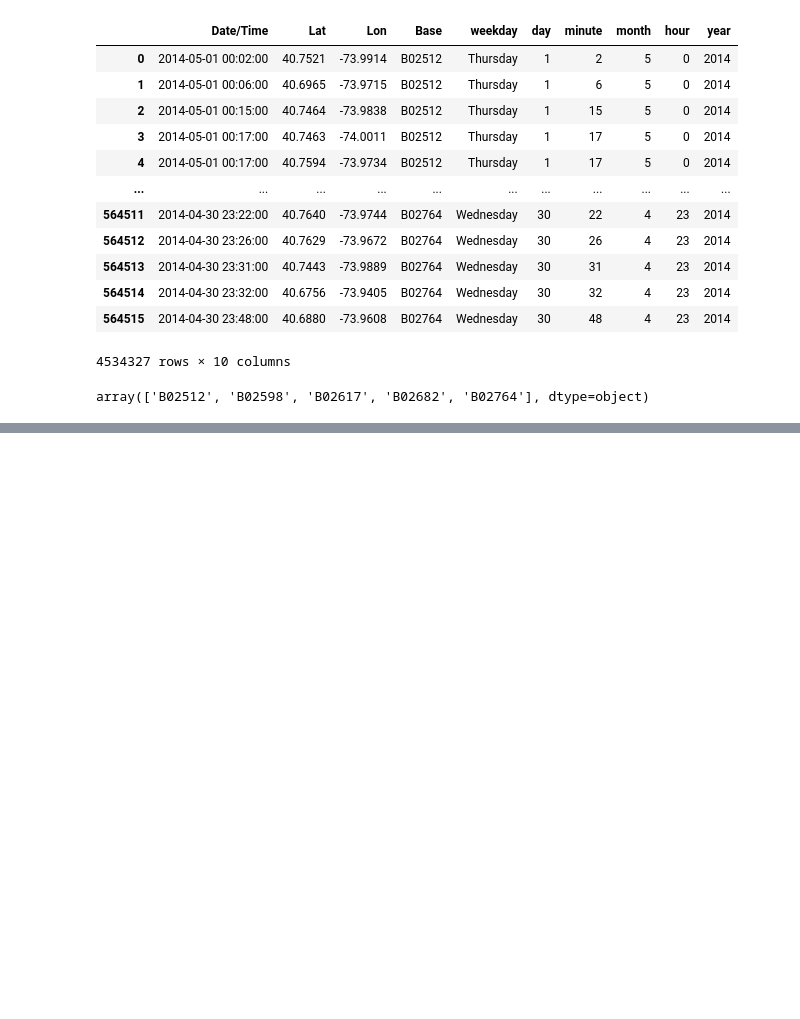
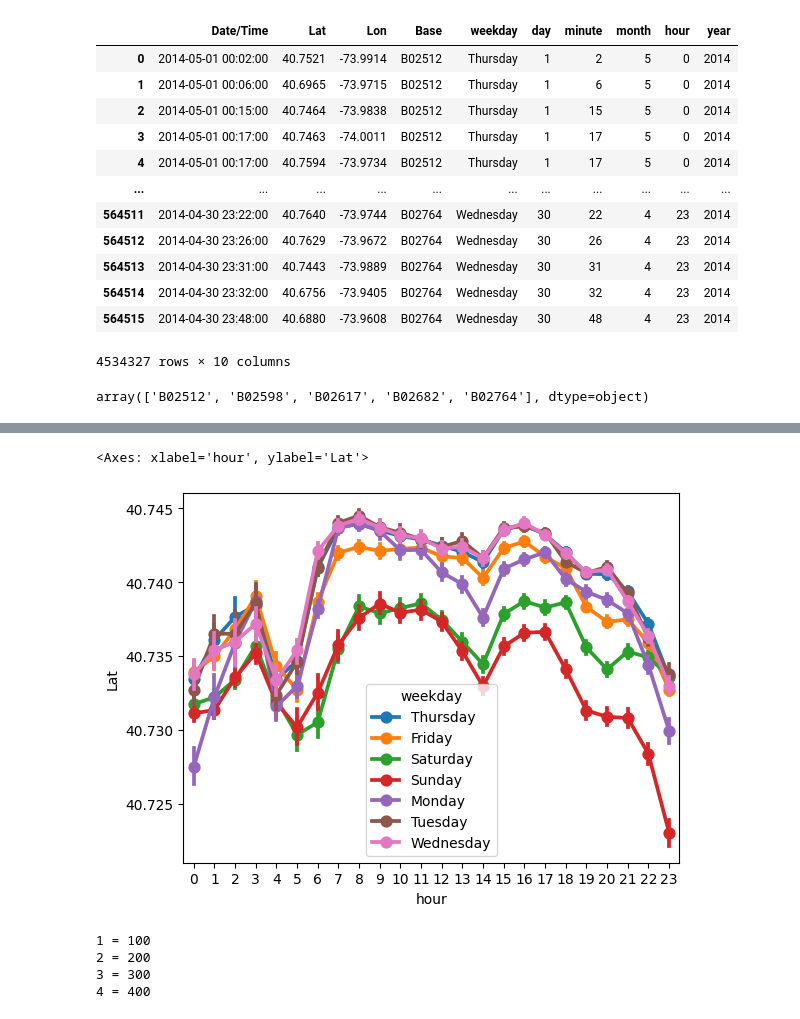
Before and after one commit to agungsuniantara/bootcamp_batch8, a Jupyter notebook: pertemuan16.ipynb, the cells around one changed output, grey strips where cells are left out. Cells and saved outputs as stored; diff of their text form; code cells hidden in the pictures; blank space fills up the shorter version.

```diff
--- a/pertemuan16.ipynb
+++ b/pertemuan16.ipynb
@@ -123,0 +129,15 @@ array(['B02512', 'B02598', 'B02617', 'B02682', 'B02764'], dtype=object)
+# %%
+sns.pointplot(x = "hour", y = "Lat", hue = "weekday", data = df)
+# %% [output]
+<Axes: xlabel='hour', ylabel='Lat'>
+[figure, added]
+# %%
+test = [100,200,300,400]
+
+for i,angka in enumerate(test, 1):
+    print(f"{i} = {angka}")
+# %% [output]
+1 = 100
+2 = 200
+3 = 300
+4 = 400
```
Also changed, not shown: parts of 7 cells of this notebook, 3 other files.
